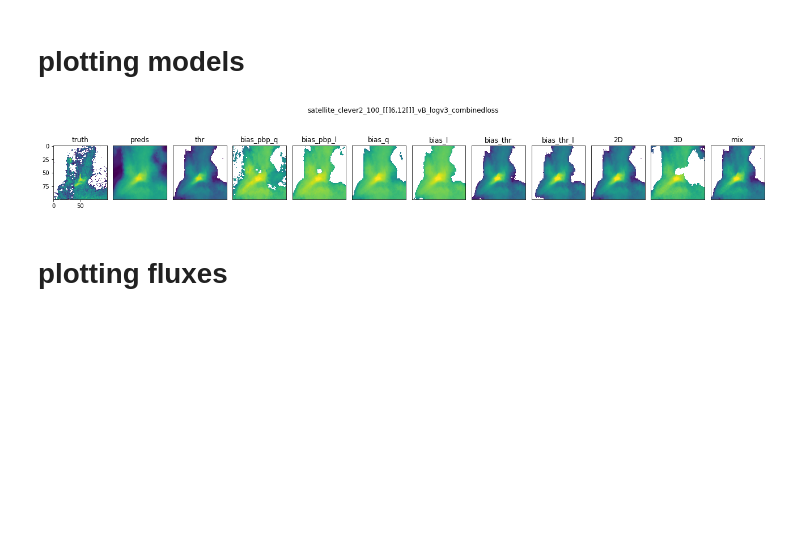
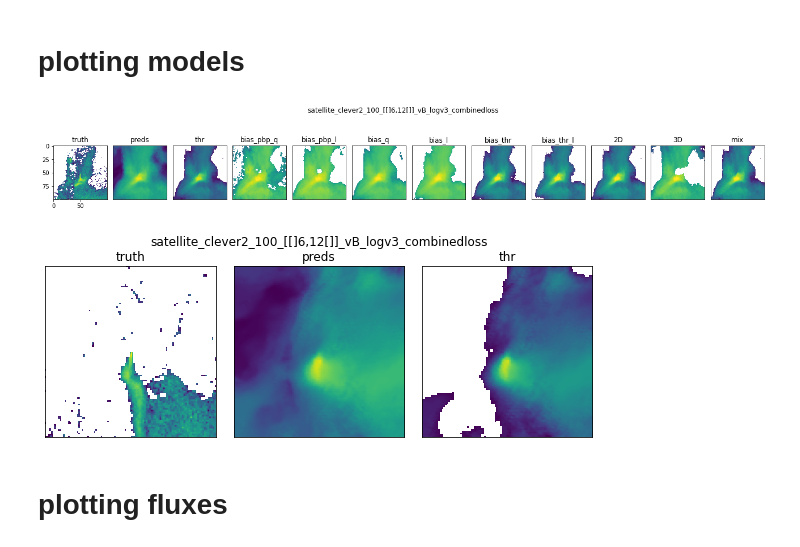
Before and after one commit to GATES-Lab/GATES_LPDM_emulator, a Jupyter notebook: evaluate.ipynb, the cells around one changed output. Saved outputs shown, nothing was run; the diff lists cells and outputs as text; code cells hidden in the pictures; blank space fills up the shorter version.

Commit message:
added more plotting and comments

```diff
--- a/evaluate.ipynb
+++ b/evaluate.ipynb
@@ -612,6 +613,38 @@ fig.patch.set_facecolor('white')
 plt.tight_layout()
 # %% [output]
 [figure]
+# %%
+# plot true footprints plus only variations specified in variations_to_plot at index n for all evaluated models in list "mods"
+mods =  [logv3_summer]
+#n=0
+n=n+5
+
+variations_to_plot = ["preds", "thr"]
+
+for model in mods:
+    model_to_plot = model
+    fig, ax = plt.subplots(1,1+len(variations_to_plot), figsize=(4*len(variations_to_plot),3))
+
+    ax[0].imshow(np.log10(model_to_plot.preds_test.fp.values[n]))
+    ax[0].set_title("truth")
+    vmax = np.max(np.log10(model_to_plot.preds_test.fp.values[n]))
+
+    fig.suptitle(model_to_plot.model_name)
+
+
+    for axn, name in enumerate(model_to_plot.variations):
+        if name in variations_to_plot:
+            axn=axn+1
+            ax[axn].imshow(np.log10(model_to_plot.variations[name][n]), vmax=vmax)
+            ax[axn].set_title(name)
+
+    for axn in ax:
+        axn.tick_params(left = False, bottom = False, labelbottom=False, labelleft=False)
+
+fig.patch.set_facecolor('white')
+plt.tight_layout()
+# %% [output]
+[figure, added]
 # %% [markdown]
 # plotting fluxes
 # %%
```
Also changed, not shown: parts of 2 cells of this notebook.
